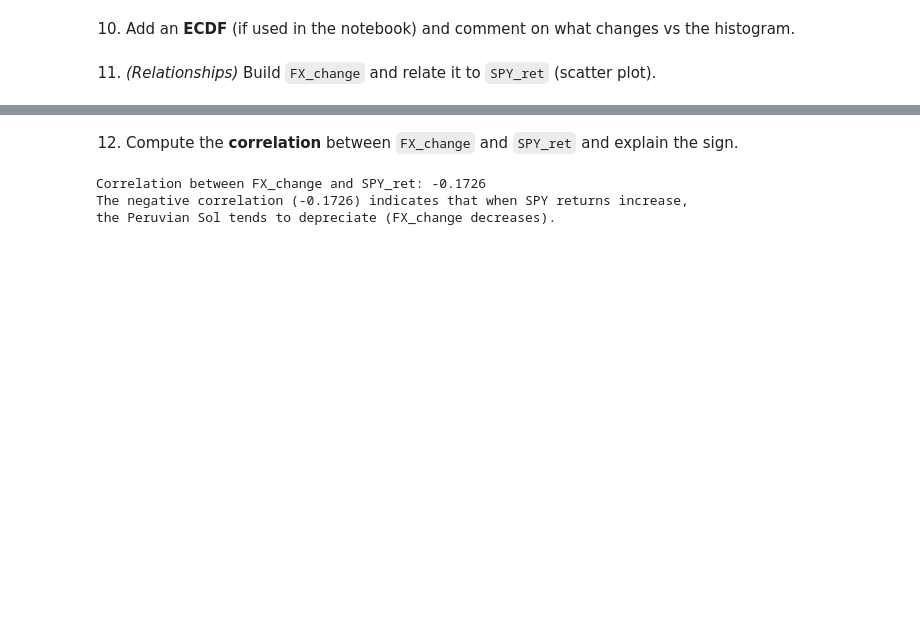
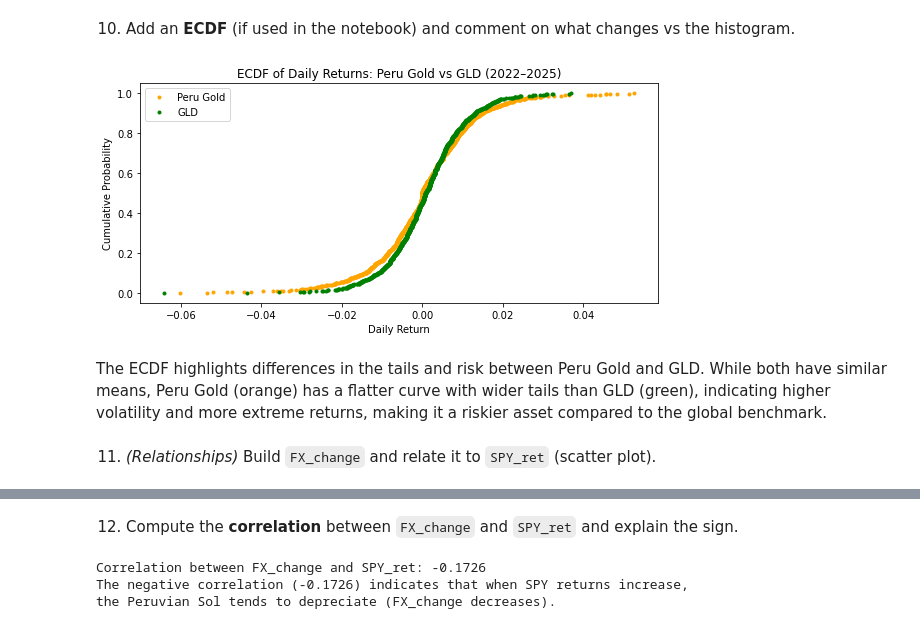
Before and after one commit to anzonyquispe/Python-for-Finance, a Jupyter notebook: homeworks/Assignment_3/Group 8/group_8_ass_3_2026.ipynb, the cells around one changed output, grey strips where cells are left out. Saved outputs shown, nothing was run; the diff lists cells and outputs as text; code cells hidden in the pictures; blank space fills up the shorter version.

```diff
--- a/homeworks/Assignment_3/Group 8/group_8_ass_3_2026.ipynb
+++ b/homeworks/Assignment_3/Group 8/group_8_ass_3_2026.ipynb
@@ -148,7 +233,35 @@ np.False_
 # %% [markdown]
 10. Add an **ECDF** (if used in the notebook) and comment on what changes vs the histogram.
+# %%
+import numpy as np
+
+def ecdf(data):
+    """Compute ECDF for a 1-D array of data"""
+    x = np.sort(data)
+    y = np.arange(1, len(x)+1) / len(x)
+    return x, y
+
+# Compute ECDFs
+x_peru, y_peru = ecdf(peru_gold_ret)
+x_gld, y_gld = ecdf(gld_ret)
+
+# Plot
+plt.figure(figsize=(8,4))
+plt.plot(x_peru, y_peru, marker='.', linestyle='none', label='Peru Gold', color='orange')
+plt.plot(x_gld, y_gld, marker='.', linestyle='none', label='GLD', color='green')
+
+plt.title('ECDF of Daily Returns: Peru Gold vs GLD (2022–2025)')
+plt.xlabel('Daily Return')
+plt.ylabel('Cumulative Probability')
+plt.legend()
+plt.tight_layout()
+plt.show()
+# %% [output]
+[figure, added]
 # %% [markdown]
-11. *(Relationships)* Build `FX_change` and relate it to `SPY_ret` (scatter plot).
+The ECDF highlights differences in the tails and risk between Peru Gold and GLD. While both have similar means, Peru Gold (orange) has a flatter curve with wider tails than GLD (green), indicating higher volatility and more extreme returns, making it a riskier asset compared to the global benchmark.
+# %% [markdown]
+11. *(Relationships)* Build `FX_change` and relate it to `SPY_ret` (scatter plot).
 # %%
 import matplotlib.pyplot as plt
 
```
Also changed, not shown: parts of 8 cells of this notebook.
